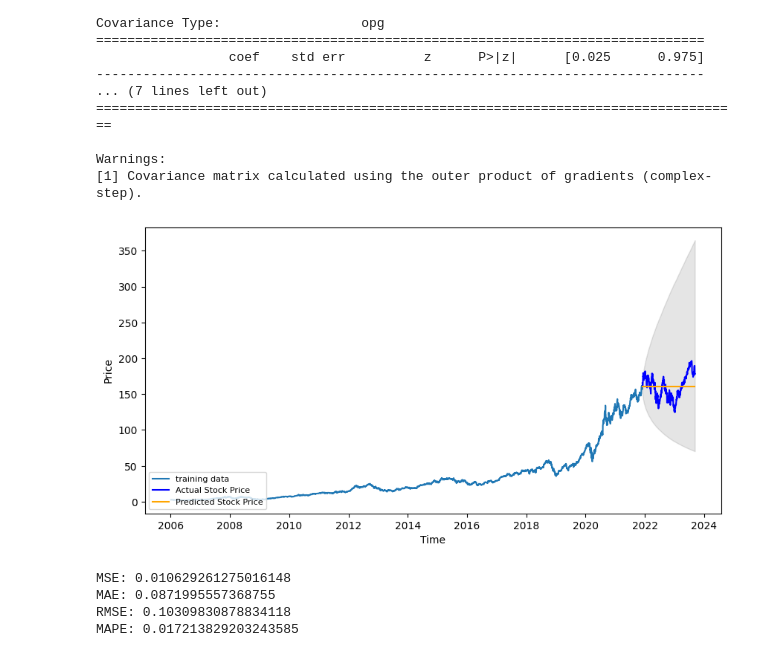
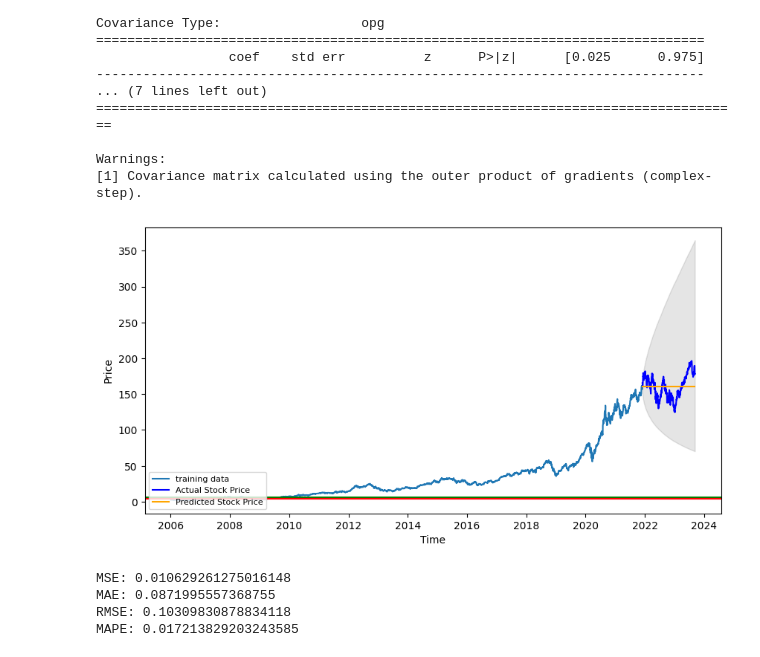
Before and after one commit to erendagasan/Eren-Dagasan-Personal, a Jupyter notebook: ARMIS.ipynb, the cells around one changed output. Drawn from its saved outputs; the diff is of its cells as text; code cells hidden in the pictures.

```diff
--- a/ARMIS.ipynb
+++ b/ARMIS.ipynb
@@ -209,26 +209,29 @@ Warnings:
 # %%
 forecast_results = fitted.get_forecast(steps=446, alpha=0.05)
 
 fc = forecast_results.predicted_mean
 conf = forecast_results.conf_int()
 
 fc_series = pd.Series(fc, index=test_data.index)
 lower_series = pd.Series(conf.iloc[:, 0], index=test_data.index)
 upper_series = pd.Series(conf.iloc[:, 1], index=test_data.index)
 
 plt.figure(figsize=(10,5), dpi=100)
 plt.plot(np.exp(train_data), label='training data')
 plt.plot(np.exp(test_data), color='blue', label='Actual Stock Price')
 plt.plot(test_data.index, np.exp(fc), color='orange', label='Predicted Stock Price')  # Convert back to original scale
 plt.fill_between(test_data.index, np.exp(conf.iloc[:, 0]), np.exp(conf.iloc[:, 1]),
                  color='k', alpha=.10)
 
+plt.axhline(conf.iloc[:, 1].max(), color="green")
+plt.axhline(conf.iloc[:, 0].min(), color="red")
+
 plt.xlabel('Time')
 plt.ylabel('Price')
 plt.legend(loc='lower left', fontsize=8)
 plt.show()
 # %% [output]
-[figure, old version]
+[figure, new version]
 # %%
 # report performance
 mse = mean_squared_error(test_data, fc)
```
Also changed, not shown: parts of 1 cell of this notebook.
